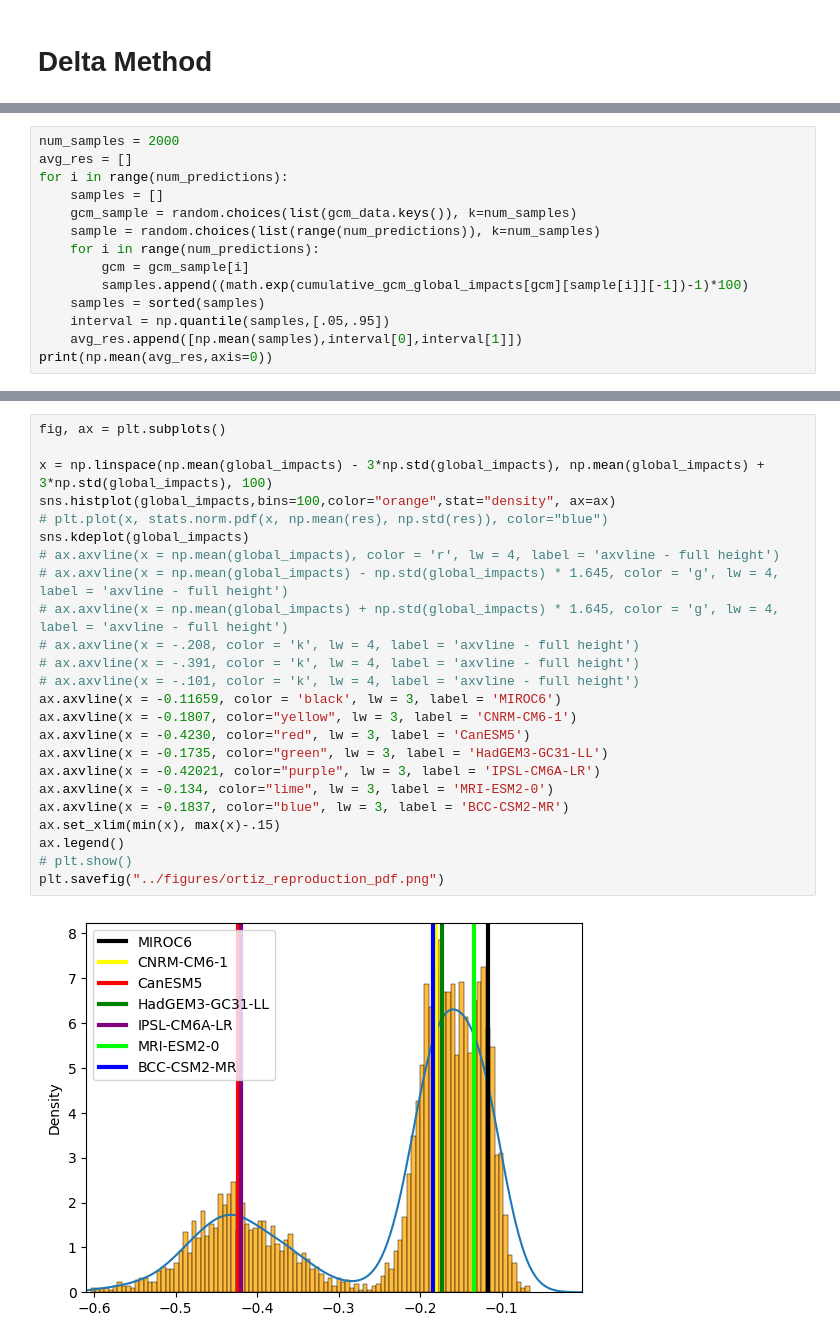
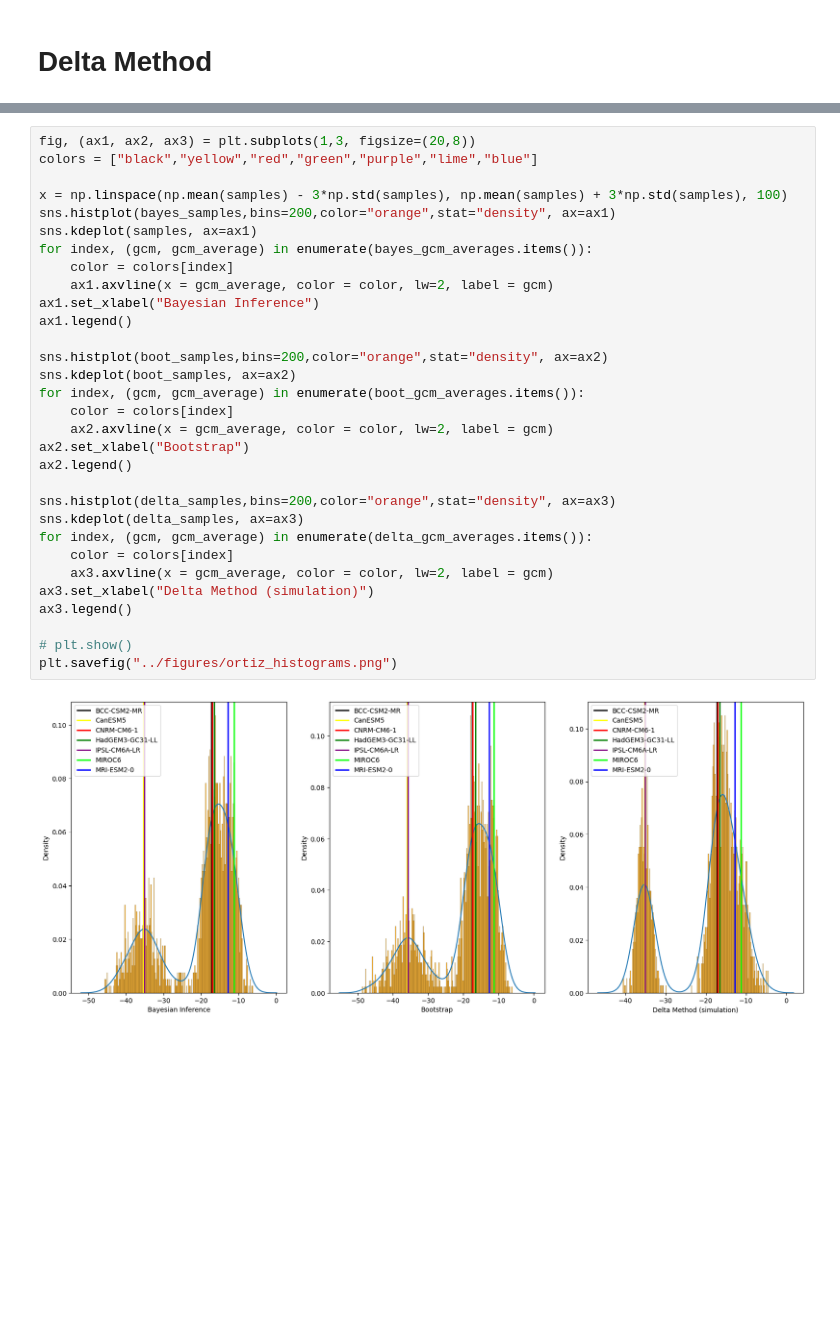
Before and after one commit to greenguy33/environmental-bayesian-modeling, a Jupyter notebook: notebooks/OrtizBobea_paper_reproduction.ipynb, the cells around one changed output, grey strips where cells are left out. Cells and saved outputs as stored; diff of their text form; blank space fills up the shorter version.

```diff
--- a/notebooks/OrtizBobea_paper_reproduction.ipynb
+++ b/notebooks/OrtizBobea_paper_reproduction.ipynb
@@ -409,14 +443,0 @@ for gcm in gcm_data.keys():
-# %%
-num_samples = 2000
-avg_res = []
-for i in range(num_predictions):
-    samples = []
-    gcm_sample = random.choices(list(gcm_data.keys()), k=num_samples)
-    sample = random.choices(list(range(num_predictions)), k=num_samples)
-    for i in range(num_predictions):
-        gcm = gcm_sample[i]
-        samples.append((math.exp(cumulative_gcm_global_impacts[gcm][sample[i]][-1])-1)*100)
-    samples = sorted(samples)
-    interval = np.quantile(samples,[.05,.95])
-    avg_res.append([np.mean(samples),interval[0],interval[1]])
-print(np.mean(avg_res,axis=0))
@@ -458,26 +444,33 @@ print(np.mean(global_impacts),np.std(global_impacts))
 # %%
-fig, ax = plt.subplots()
+fig, (ax1, ax2, ax3) = plt.subplots(1,3, figsize=(20,8))
+colors = ["black","yellow","red","green","purple","lime","blue"]
 
-x = np.linspace(np.mean(global_impacts) - 3*np.std(global_impacts), np.mean(global_impacts) + 3*np.std(global_impacts), 100)
-sns.histplot(global_impacts,bins=100,color="orange",stat="density", ax=ax)
-# plt.plot(x, stats.norm.pdf(x, np.mean(res), np.std(res)), color="blue")
-sns.kdeplot(global_impacts)
-# ax.axvline(x = np.mean(global_impacts), color = 'r', lw = 4, label = 'axvline - full height')
-# ax.axvline(x = np.mean(global_impacts) - np.std(global_impacts) * 1.645, color = 'g', lw = 4, label = 'axvline - full height')
-# ax.axvline(x = np.mean(global_impacts) + np.std(global_impacts) * 1.645, color = 'g', lw = 4, label = 'axvline - full height')
-# ax.axvline(x = -.208, color = 'k', lw = 4, label = 'axvline - full height')
-# ax.axvline(x = -.391, color = 'k', lw = 4, label = 'axvline - full height')
-# ax.axvline(x = -.101, color = 'k', lw = 4, label = 'axvline - full height')
-ax.axvline(x = -0.11659, color = 'black', lw = 3, label = 'MIROC6')
-ax.axvline(x = -0.1807, color="yellow", lw = 3, label = 'CNRM-CM6-1')
-ax.axvline(x = -0.4230, color="red", lw = 3, label = 'CanESM5')
-ax.axvline(x = -0.1735, color="green", lw = 3, label = 'HadGEM3-GC31-LL')
-ax.axvline(x = -0.42021, color="purple", lw = 3, label = 'IPSL-CM6A-LR')
-ax.axvline(x = -0.134, color="lime", lw = 3, label = 'MRI-ESM2-0')
-ax.axvline(x = -0.1837, color="blue", lw = 3, label = 'BCC-CSM2-MR')
-ax.set_xlim(min(x), max(x)-.15)
-ax.legend()
+x = np.linspace(np.mean(samples) - 3*np.std(samples), np.mean(samples) + 3*np.std(samples), 100)
+sns.histplot(bayes_samples,bins=200,color="orange",stat="density", ax=ax1)
+sns.kdeplot(samples, ax=ax1)
+for index, (gcm, gcm_average) in enumerate(bayes_gcm_averages.items()):
+    color = colors[index]
+    ax1.axvline(x = gcm_average, color = color, lw=2, label = gcm)
+ax1.set_xlabel("Bayesian Inference")
+ax1.legend()
+
+sns.histplot(boot_samples,bins=200,color="orange",stat="density", ax=ax2)
+sns.kdeplot(boot_samples, ax=ax2)
+for index, (gcm, gcm_average) in enumerate(boot_gcm_averages.items()):
+    color = colors[index]
+    ax2.axvline(x = gcm_average, color = color, lw=2, label = gcm)
+ax2.set_xlabel("Bootstrap")
+ax2.legend()
+
+sns.histplot(delta_samples,bins=200,color="orange",stat="density", ax=ax3)
+sns.kdeplot(delta_samples, ax=ax3)
+for index, (gcm, gcm_average) in enumerate(delta_gcm_averages.items()):
+    color = colors[index]
+    ax3.axvline(x = gcm_average, color = color, lw=2, label = gcm)
+ax3.set_xlabel("Delta Method (simulation)")
+ax3.legend()
+
 # plt.show()
-plt.savefig("../figures/ortiz_reproduction_pdf.png")
+plt.savefig("../figures/ortiz_histograms.png")
 # %% [output]
-[figure, old version]
+[figure, new version]
```
Also changed, not shown: parts of 18 cells of this notebook, 9 other files.
